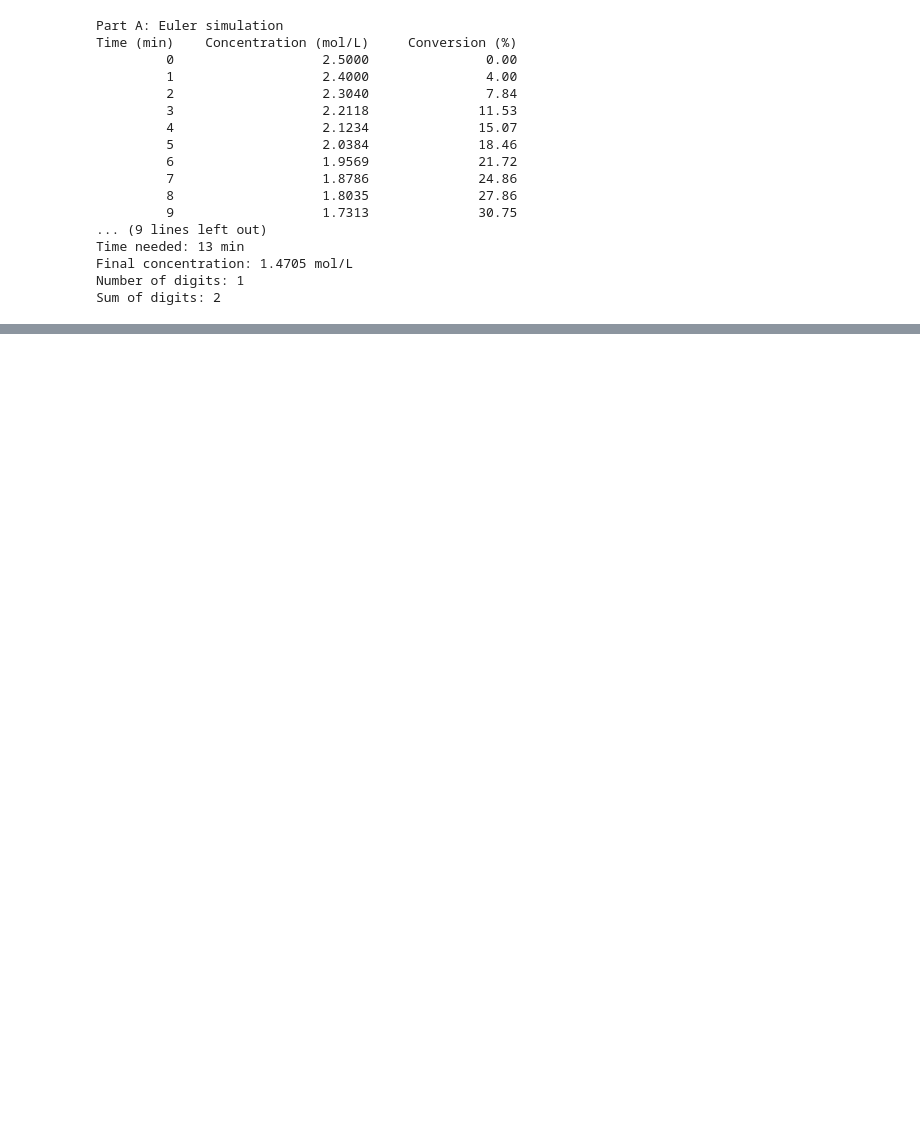
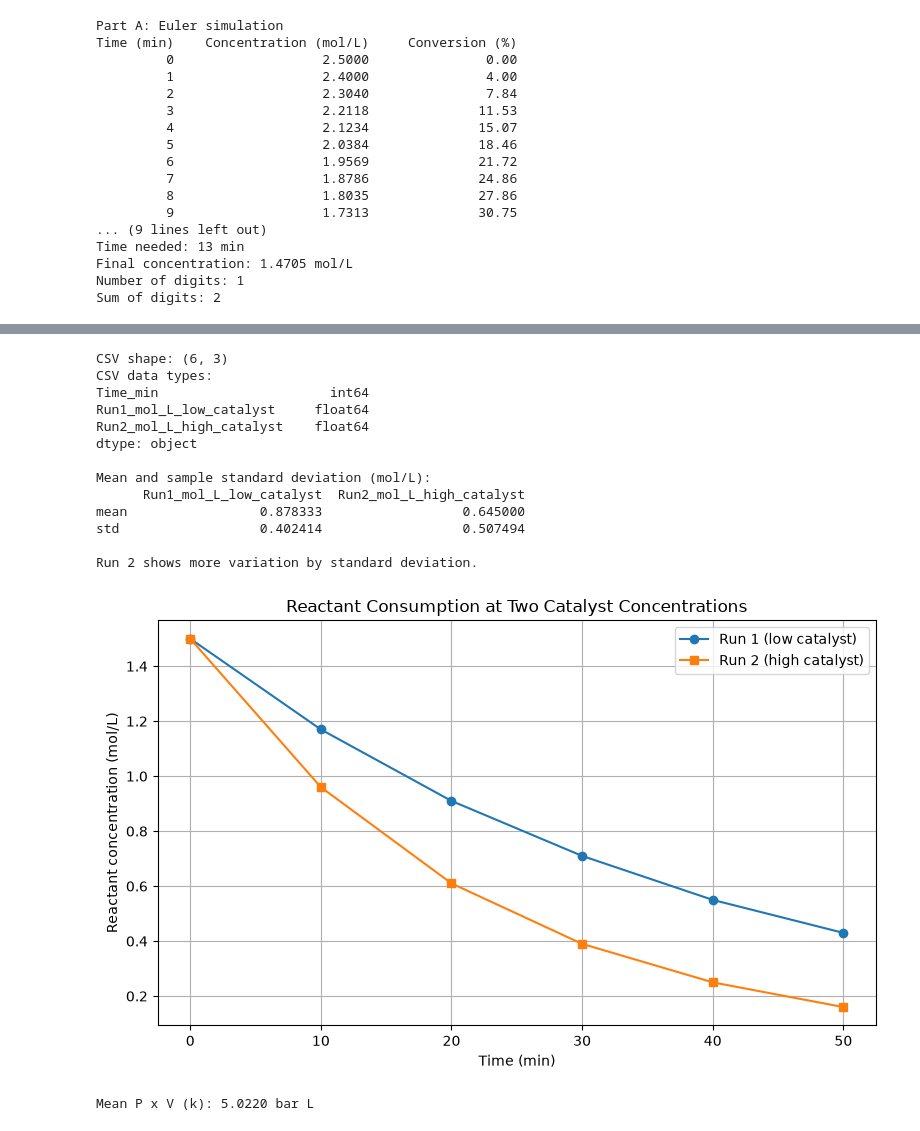
Before and after one commit to sumedhmurkute-beep/CP_Practical, a Jupyter notebook: 20251001044_Set D.ipynb, the cells around one changed output, grey strips where cells are left out. Saved outputs shown, nothing was run; the diff lists cells and outputs as text; code cells hidden in the pictures; blank space fills up the shorter version.

```diff
--- a/20251001044_Set D.ipynb
+++ b/20251001044_Set D.ipynb
@@ -158,0 +225,80 @@ Sum of digits: 2
+# %%
+import numpy as np
+import pandas as pd
+import matplotlib.pyplot as plt
+
+# Reaction kinetics data
+kinetics_df = pd.DataFrame({
+    "Time_min": [0, 10, 20, 30, 40, 50],
+    "Run1_mol_L_low_catalyst": [1.50, 1.17, 0.91, 0.71, 0.55, 0.43],
+    "Run2_mol_L_high_catalyst": [1.50, 0.96, 0.61, 0.39, 0.25, 0.16],
+})
+
+kinetics_df.to_csv("kinetics.csv", index=False)
+kinetics_df.to_json("kinetics.json", orient="records", indent=4)
+
+kinetics_from_csv = pd.read_csv("kinetics.csv")
+print("CSV shape:", kinetics_from_csv.shape)
+print("CSV data types:")
+print(kinetics_from_csv.dtypes)
+
+run_stats = kinetics_from_csv[
+    ["Run1_mol_L_low_catalyst", "Run2_mol_L_high_catalyst"]
+].agg(["mean", "std"])
+print("\nMean and sample standard deviation (mol/L):")
+print(run_stats)
+
+if run_stats.loc["std", "Run1_mol_L_low_catalyst"] > run_stats.loc["std", "Run2_mol_L_high_catalyst"]:
+    print("\nRun 1 shows more variation by standard deviation.")
+else:
+    print("\nRun 2 shows more variation by standard deviation.")
+
+# Plot both concentration profiles.
+plt.figure(figsize=(8, 5))
+plt.plot(kinetics_from_csv["Time_min"], kinetics_from_csv["Run1_mol_L_low_catalyst"], marker="o", label="Run 1 (low catalyst)")
+plt.plot(kinetics_from_csv["Time_min"], kinetics_from_csv["Run2_mol_L_high_catalyst"], marker="s", label="Run 2 (high catalyst)")
+plt.title("Reactant Consumption at Two Catalyst Concentrations")
+plt.xlabel("Time (min)")
+plt.ylabel("Reactant concentration (mol/L)")
+plt.legend()
+plt.grid(True)
+plt.tight_layout()
+plt.show()
+
+# Ethylene pressure-volume data and ideal-gas reference curve.
+pv_df = pd.DataFrame({
+    "Volume_L": [1, 2, 3, 4, 5],
+    "Pressure_bar": [5.03, 2.52, 1.65, 1.26, 1.01],
+})
+k = (pv_df["Pressure_bar"] * pv_df["Volume_L"]).mean()
+print(f"\nMean P x V (k): {k:.4f} bar L")
+
+volume_curve = np.linspace(pv_df["Volume_L"].min(), pv_df["Volume_L"].max(), 200)
+pressure_curve = k / volume_curve
+
+plt.figure(figsize=(8, 5))
+plt.scatter(pv_df["Volume_L"], pv_df["Pressure_bar"], label="Measured data", color="tab:blue")
+plt.plot(volume_curve, pressure_curve, label=f"Reference curve: P = k/V (k = {k:.3f} bar L)", color="tab:orange")
+plt.title("Ethylene Pressure vs. Volume at Constant Temperature")
+plt.xlabel("Volume (L)")
+plt.ylabel("Pressure (bar)")
+plt.legend()
+plt.grid(True)
+plt.tight_layout()
+plt.show()
+# %% [output]
+CSV shape: (6, 3)
+CSV data types:
+Time_min                      int64
+Run1_mol_L_low_catalyst     float64
+Run2_mol_L_high_catalyst    float64
+dtype: object
+
+Mean and sample standard deviation (mol/L):
+      Run1_mol_L_low_catalyst  Run2_mol_L_high_catalyst
+mean                 0.878333                  0.645000
+std                  0.402414                  0.507494
+
+Run 2 shows more variation by standard deviation.
+[figure, added]
+Mean P x V (k): 5.0220 bar L
```
Also changed, not shown: parts of 3 cells of this notebook.
